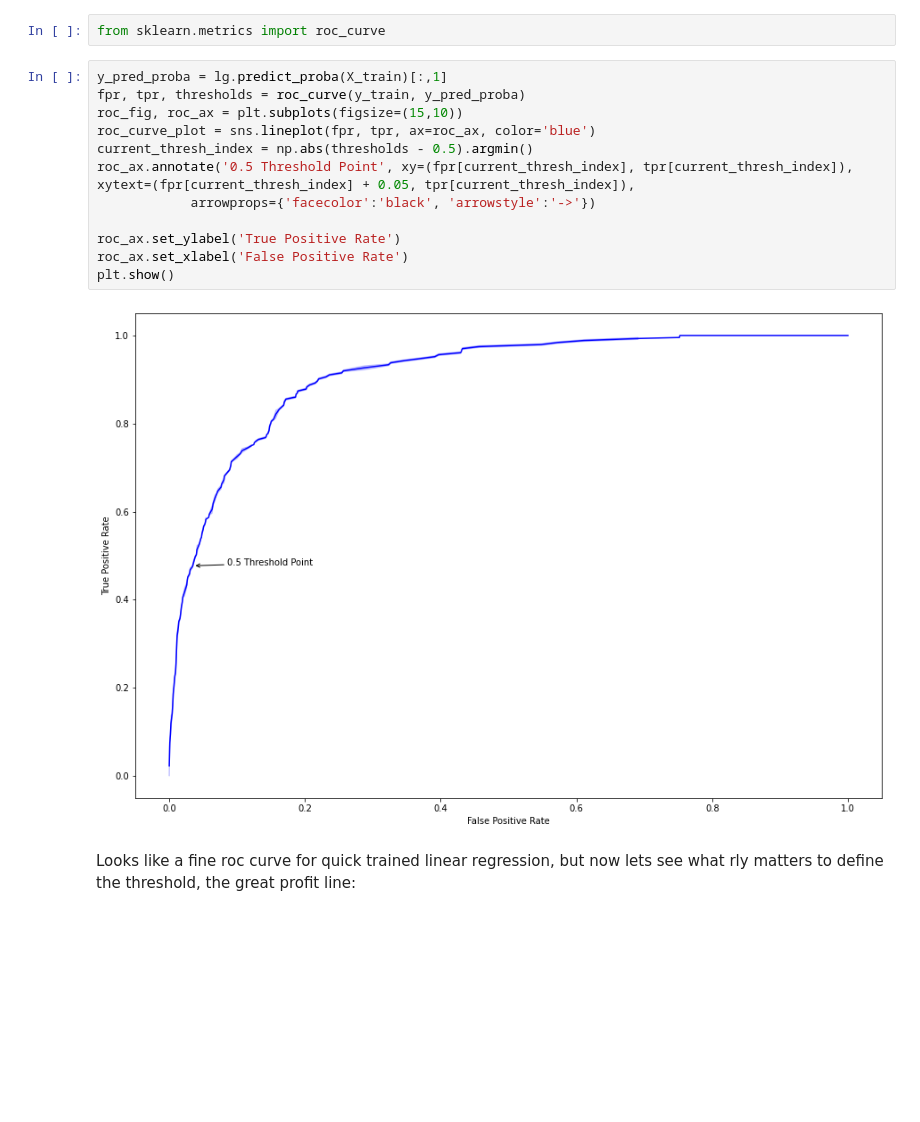
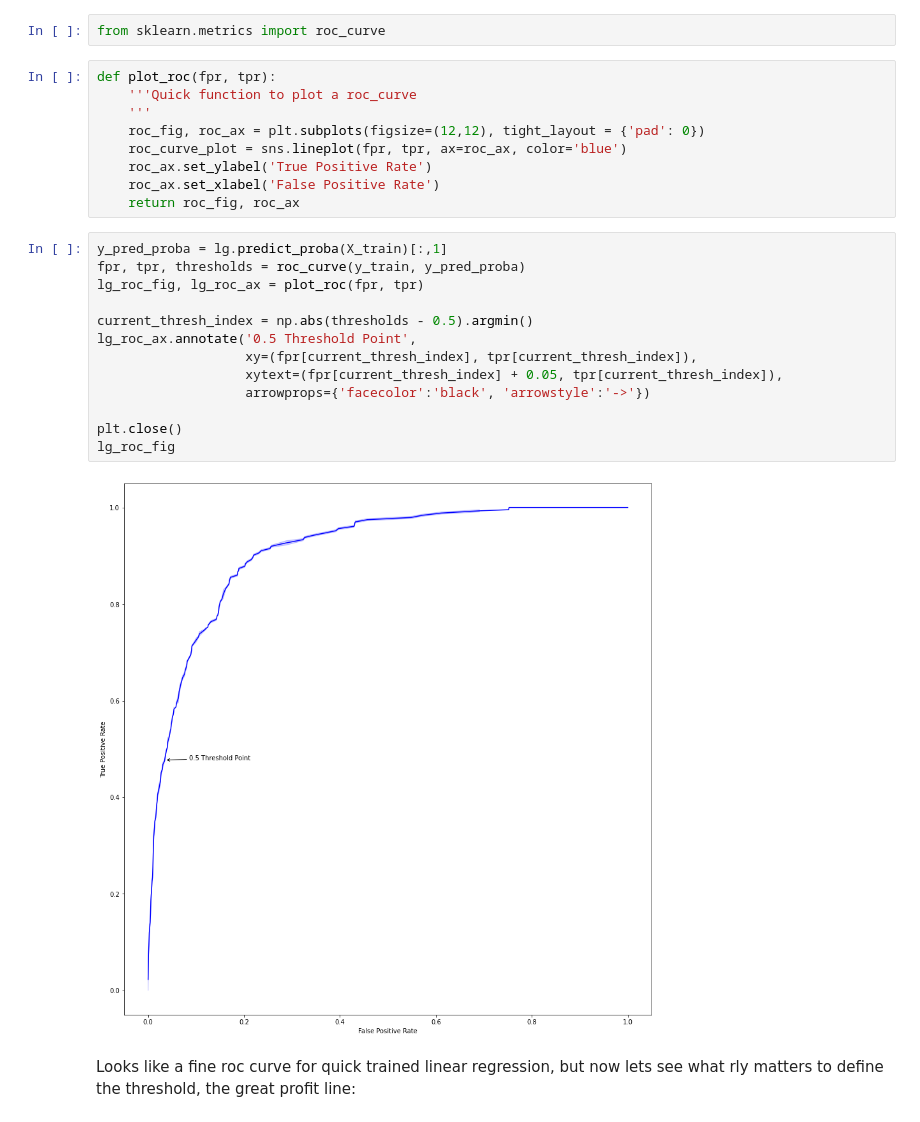
Before and after one commit to TMKlautau/ifood_test_case_start_to_finish, a Jupyter notebook: Ifood_Data_analysis.ipynb, the cells around one changed output. Saved outputs shown, nothing was run; the diff lists cells and outputs as text; blank space fills up the shorter version.

```diff
--- a/Ifood_Data_analysis.ipynb
+++ b/Ifood_Data_analysis.ipynb
@@ -377,20 +380,30 @@ The first thing I did was checking the decision treshold, as it is the quick way
 lets start plotting the roc curve to get an idea
 # %%
 from sklearn.metrics import roc_curve
+# %%
+def plot_roc(fpr, tpr):
+    '''Quick function to plot a roc_curve
+    '''
+    roc_fig, roc_ax = plt.subplots(figsize=(12,12), tight_layout = {'pad': 0})
+    roc_curve_plot = sns.lineplot(fpr, tpr, ax=roc_ax, color='blue')
+    roc_ax.set_ylabel('True Positive Rate')
+    roc_ax.set_xlabel('False Positive Rate')
+    return roc_fig, roc_ax
 # %%
 y_pred_proba = lg.predict_proba(X_train)[:,1]
 fpr, tpr, thresholds = roc_curve(y_train, y_pred_proba)
-roc_fig, roc_ax = plt.subplots(figsize=(15,10))
-roc_curve_plot = sns.lineplot(fpr, tpr, ax=roc_ax, color='blue')
+lg_roc_fig, lg_roc_ax = plot_roc(fpr, tpr)
+
 current_thresh_index = np.abs(thresholds - 0.5).argmin()
-roc_ax.annotate('0.5 Threshold Point', xy=(fpr[current_thresh_index], tpr[current_thresh_index]), xytext=(fpr[current_thresh_index] + 0.05, tpr[current_thresh_index]),
-            arrowprops={'facecolor':'black', 'arrowstyle':'->'})
+lg_roc_ax.annotate('0.5 Threshold Point',
+                   xy=(fpr[current_thresh_index], tpr[current_thresh_index]),
+                   xytext=(fpr[current_thresh_index] + 0.05, tpr[current_thresh_index]),
+                   arrowprops={'facecolor':'black', 'arrowstyle':'->'})
 
-roc_ax.set_ylabel('True Positive Rate')
-roc_ax.set_xlabel('False Positive Rate')
-plt.show()
+plt.close()
+lg_roc_fig
 # %% [output]
-[figure, old version]
+[figure, new version]
 # %% [markdown]
 Looks like a fine roc curve for quick trained linear regression, but now lets see what rly matters to define the threshold, the great profit line:
 # %%
```
Also changed, not shown: parts of 102 cells of this notebook.
